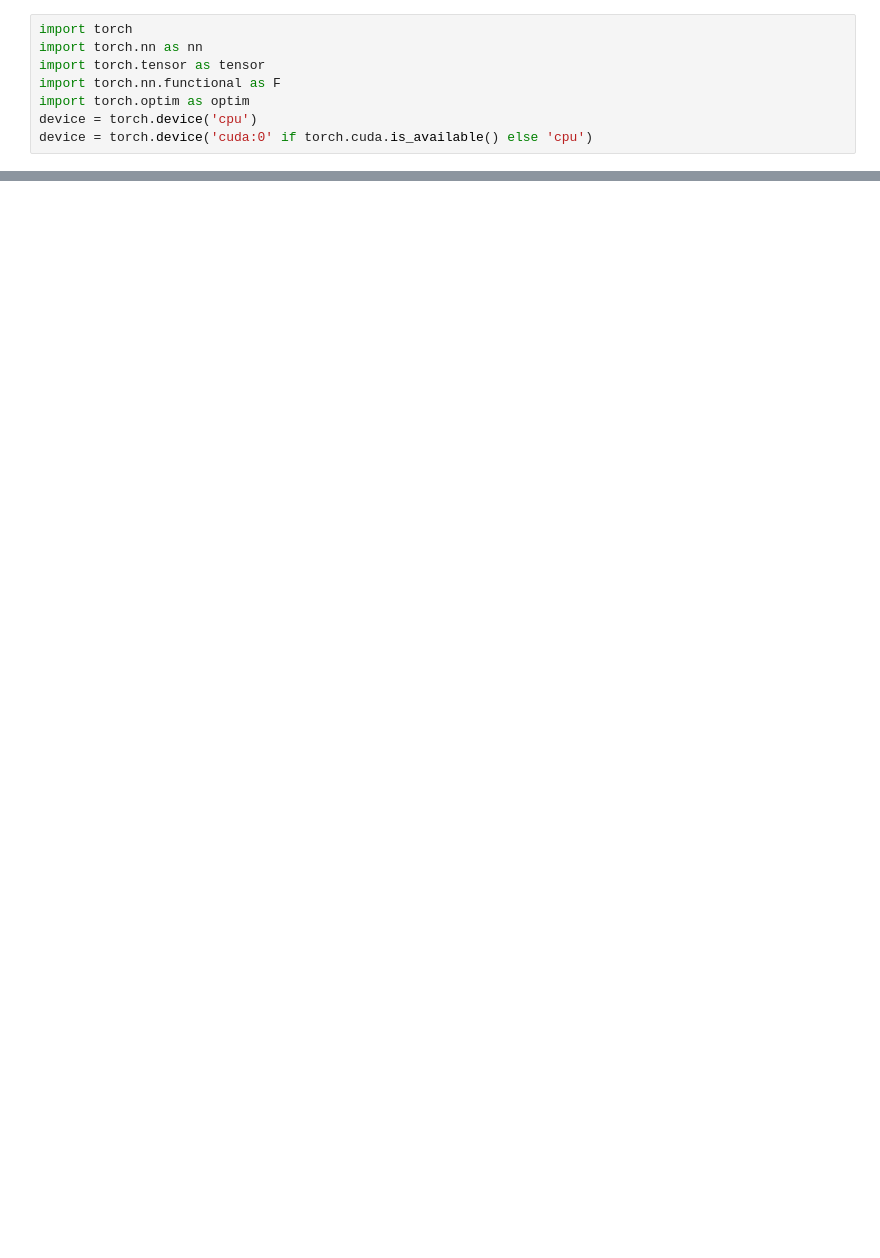
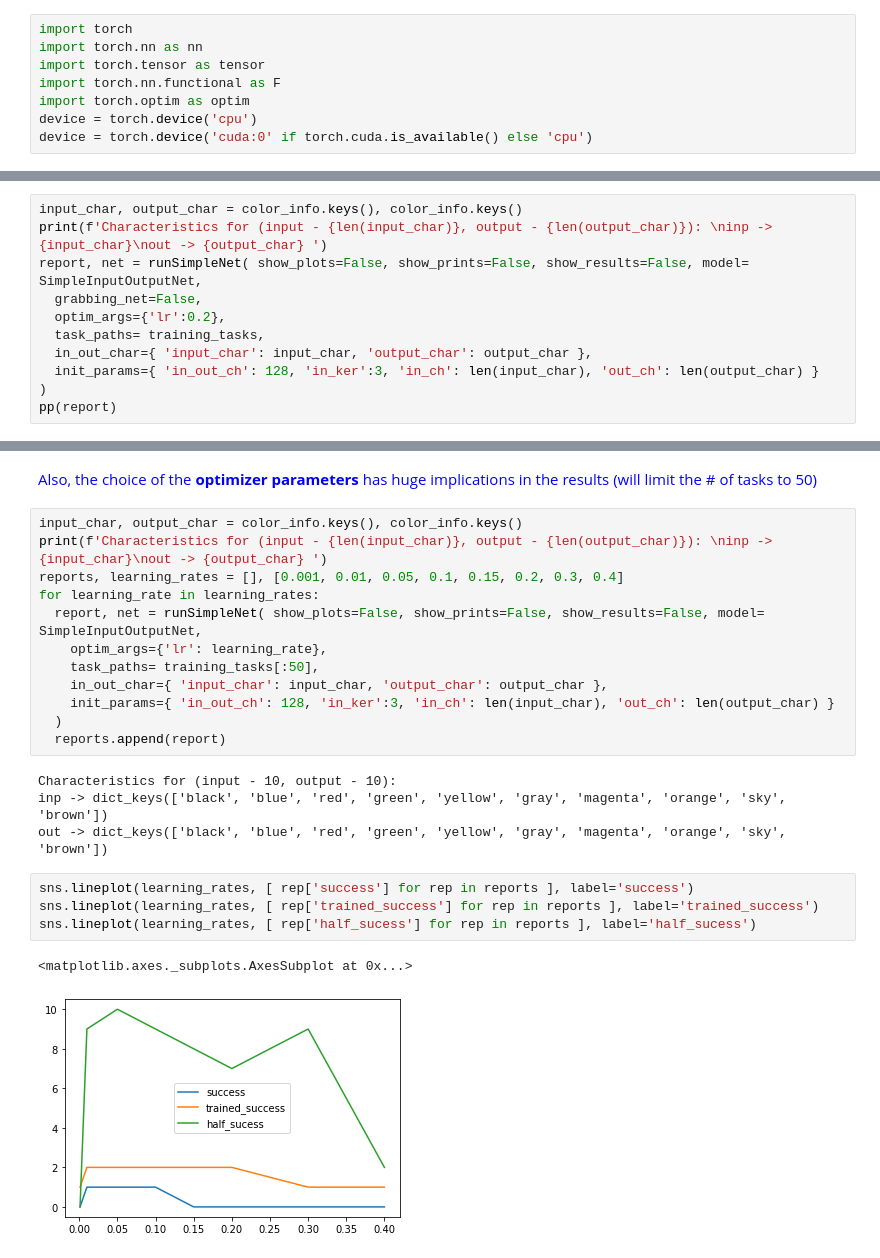
Before and after one commit to valeporti/kaggle_ar_ch, a Jupyter notebook: project.ipynb, the cells around one changed output, grey strips where cells are left out. Drawn from its saved outputs; the diff is of its cells as text; blank space fills up the shorter version.

```diff
--- a/project.ipynb
+++ b/project.ipynb
@@ -897,0 +865,11 @@ solved : 0 from 5 (0.0)
+# %%
+input_char, output_char = color_info.keys(), color_info.keys()
+print(f'Characteristics for (input - {len(input_char)}, output - {len(output_char)}): \ninp -> {input_char}\nout -> {output_char} ')
+report, net = runSimpleNet( show_plots=False, show_prints=False, show_results=False, model= SimpleInputOutputNet,
+  grabbing_net=False,
+  optim_args={'lr':0.2},
+  task_paths= training_tasks,
+  in_out_char={ 'input_char': input_char, 'output_char': output_char },
+  init_params={ 'in_out_ch': 128, 'in_ker':3, 'in_ch': len(input_char), 'out_ch': len(output_char) }
+)
+pp(report)
@@ -897,0 +894,25 @@ solved : 0 from 5 (0.0)
+# %% [markdown]
+<span style='color:blue'>Also, the choice of the **optimizer parameters** has huge implications in the results (will limit the # of tasks to 50)</span>
+# %%
+input_char, output_char = color_info.keys(), color_info.keys()
+print(f'Characteristics for (input - {len(input_char)}, output - {len(output_char)}): \ninp -> {input_char}\nout -> {output_char} ')
+reports, learning_rates = [], [0.001, 0.01, 0.05, 0.1, 0.15, 0.2, 0.3, 0.4]
+for learning_rate in learning_rates:
+  report, net = runSimpleNet( show_plots=False, show_prints=False, show_results=False, model= SimpleInputOutputNet,
+    optim_args={'lr': learning_rate},
+    task_paths= training_tasks[:50],
+    in_out_char={ 'input_char': input_char, 'output_char': output_char },
+    init_params={ 'in_out_ch': 128, 'in_ker':3, 'in_ch': len(input_char), 'out_ch': len(output_char) }
+  )
+  reports.append(report)
+# %% [output]
+Characteristics for (input - 10, output - 10):
+inp -> dict_keys(['black', 'blue', 'red', 'green', 'yellow', 'gray', 'magenta', 'orange', 'sky', 'brown'])
+out -> dict_keys(['black', 'blue', 'red', 'green', 'yellow', 'gray', 'magenta', 'orange', 'sky', 'brown'])
+# %%
+sns.lineplot(learning_rates, [ rep['success'] for rep in reports ], label='success')
+sns.lineplot(learning_rates, [ rep['trained_success'] for rep in reports ], label='trained_success')
+sns.lineplot(learning_rates, [ rep['half_sucess'] for rep in reports ], label='half_sucess')
+# %% [output]
+<matplotlib.axes._subplots.AxesSubplot at 0x...>
+[figure, added]
```
Also changed, not shown: parts of 60 cells of this notebook, 2 other files.
